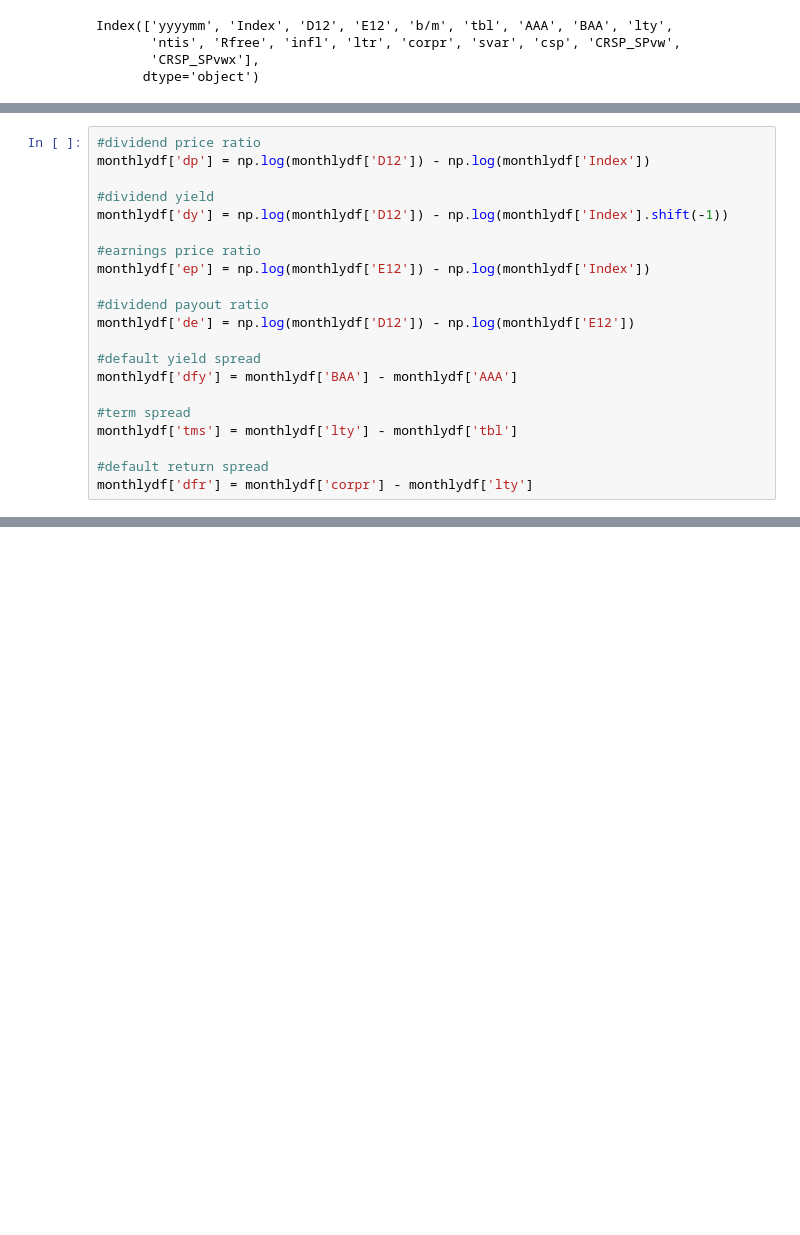
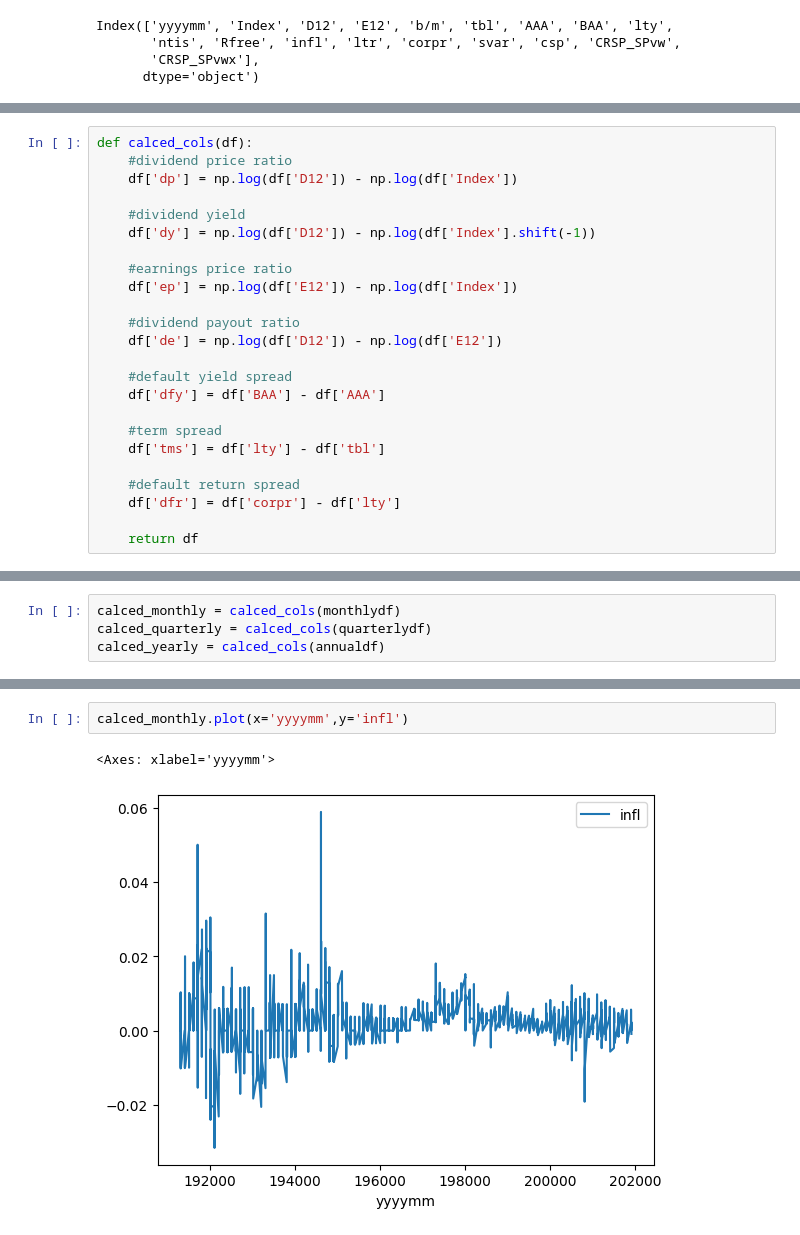
Before and after one commit to tdotkim/nw_msds, a Jupyter notebook: 451_financial_machine_learning/week_4/module4.ipynb, the cells around one changed output, grey strips where cells are left out. Drawn from its saved outputs; the diff is of its cells as text; blank space fills up the shorter version.

```diff
--- a/451_financial_machine_learning/week_4/module4.ipynb
+++ b/451_financial_machine_learning/week_4/module4.ipynb
@@ -63,21 +62,24 @@ monthlydf.head()
 # %%
-#dividend price ratio
-monthlydf['dp'] = np.log(monthlydf['D12']) - np.log(monthlydf['Index'])
+def calced_cols(df):
+    #dividend price ratio
+    df['dp'] = np.log(df['D12']) - np.log(df['Index'])
 
-#dividend yield
-monthlydf['dy'] = np.log(monthlydf['D12']) - np.log(monthlydf['Index'].shift(-1))
+    #dividend yield
+    df['dy'] = np.log(df['D12']) - np.log(df['Index'].shift(-1))
 
-#earnings price ratio
-monthlydf['ep'] = np.log(monthlydf['E12']) - np.log(monthlydf['Index'])
+    #earnings price ratio
+    df['ep'] = np.log(df['E12']) - np.log(df['Index'])
 
-#dividend payout ratio
-monthlydf['de'] = np.log(monthlydf['D12']) - np.log(monthlydf['E12'])
+    #dividend payout ratio
+    df['de'] = np.log(df['D12']) - np.log(df['E12'])
 
-#default yield spread
-monthlydf['dfy'] = monthlydf['BAA'] - monthlydf['AAA']
+    #default yield spread
+    df['dfy'] = df['BAA'] - df['AAA']
 
-#term spread
-monthlydf['tms'] = monthlydf['lty'] - monthlydf['tbl']
+    #term spread
+    df['tms'] = df['lty'] - df['tbl']
 
-#default return spread
-monthlydf['dfr'] = monthlydf['corpr'] - monthlydf['lty']
+    #default return spread
+    df['dfr'] = df['corpr'] - df['lty']
+
+    return df
@@ -96,0 +86,4 @@ Length: 1788, dtype: float64
+# %%
+calced_monthly = calced_cols(monthlydf)
+calced_quarterly = calced_cols(quarterlydf)
+calced_yearly = calced_cols(annualdf)
@@ -96,0 +102,5 @@ Length: 1788, dtype: float64
+# %%
+calced_monthly.plot(x='yyyymm',y='infl')
+# %% [output]
+<Axes: xlabel='yyyymm'>
+[figure, added]
```
Also changed, not shown: parts of 28 cells of this notebook, 43 other files.
